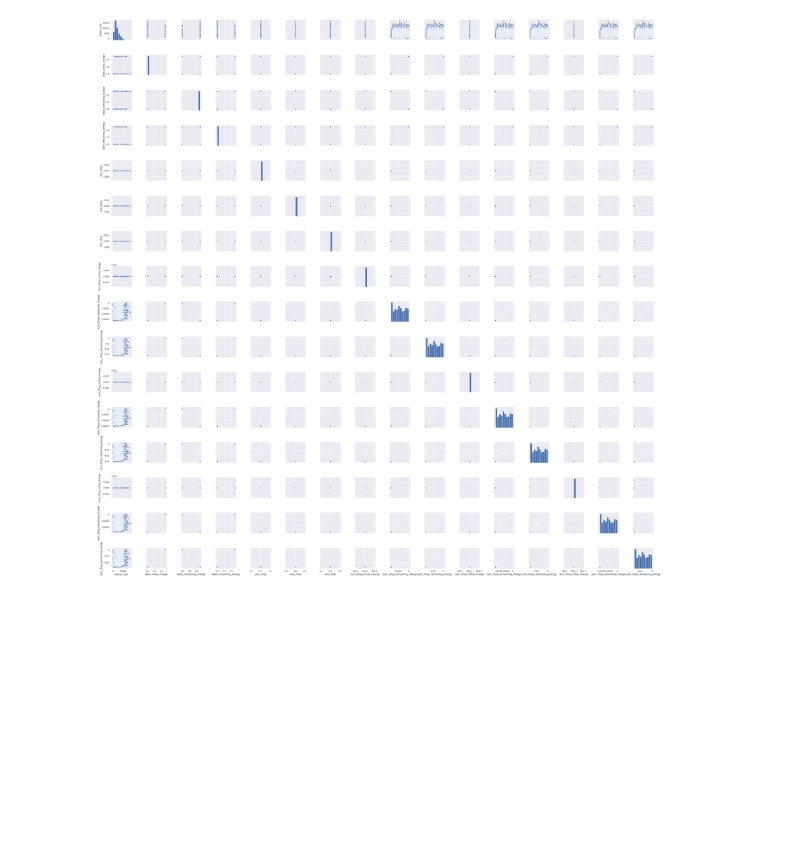
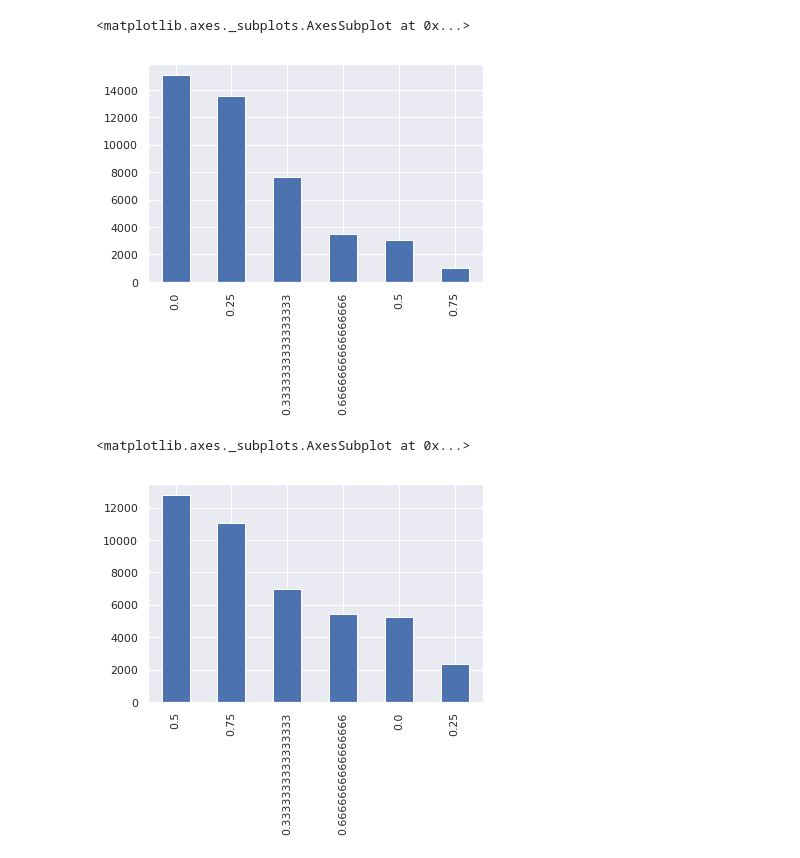
Before and after one commit to regisin/ml_routing, a Jupyter notebook: EDA.ipynb, the cells around one changed output. Saved outputs shown, nothing was run; the diff lists cells and outputs as text; code cells hidden in the pictures; blank space fills up the shorter version.

```diff
--- a/EDA.ipynb
+++ b/EDA.ipynb
@@ -33,4 +31,0 @@ data.shape
-# %%
-sns_plot = sns.pairplot(data=data)
-# %% [output]
-[figure, removed]
@@ -38,0 +32,10 @@ sns_plot.savefig('output.png')
+# %%
+data['label_energy_fraction'].value_counts().plot.bar()
+# %% [output]
+<matplotlib.axes._subplots.AxesSubplot at 0x...>
+[figure, added]
+# %%
+data['label_current_charge'].value_counts().plot.bar()
+# %% [output]
+<matplotlib.axes._subplots.AxesSubplot at 0x...>
+[figure, added]
```
Also changed, not shown: parts of 16 cells of this notebook, 17 other files.
